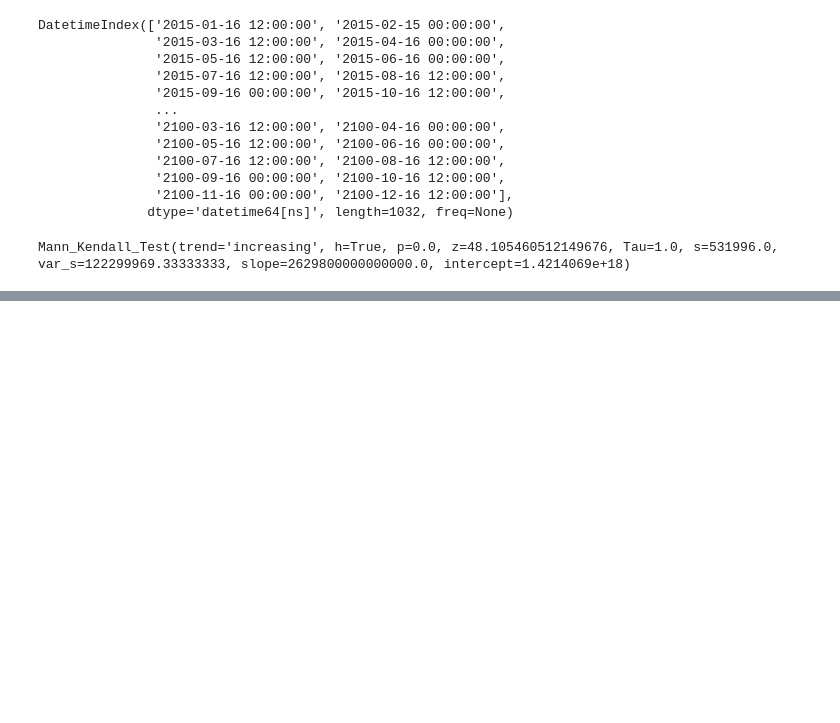
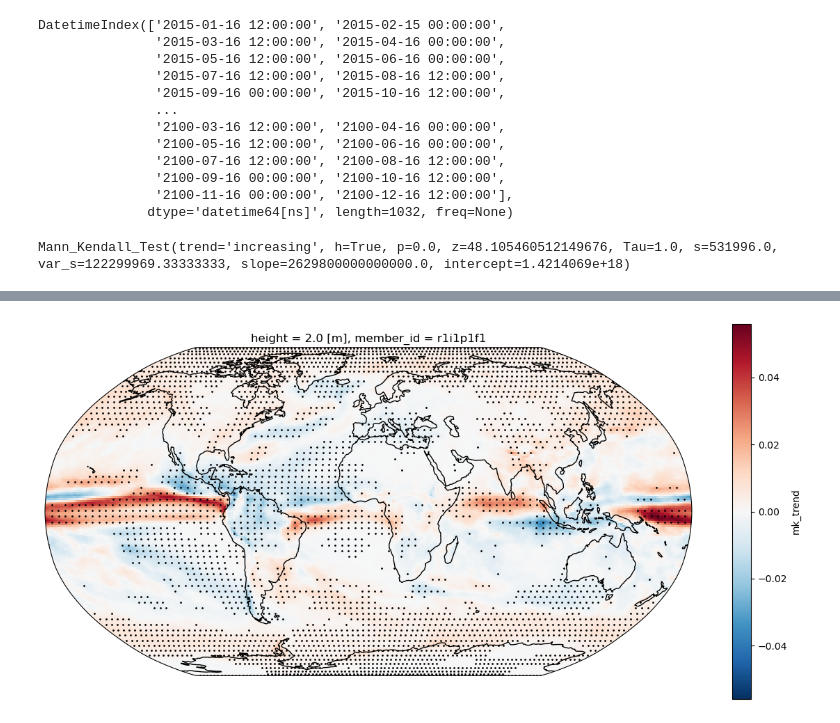
Before and after one commit to eScience-course/Tjaernoe2022-group7, a Jupyter notebook: ingrblu/ingrid_notebook.ipynb, the cells around one changed output, grey strips where cells are left out. Cells and saved outputs as stored; diff of their text form; code cells hidden in the pictures; blank space fills up the shorter version.

```diff
--- a/ingrblu/ingrid_notebook.ipynb
+++ b/ingrblu/ingrid_notebook.ipynb
@@ -457,0 +428,20 @@ pr_trend_NorESM_yearly = trend(NorESM_yearly, 'pr', 'JJA')
+# %%
+def trend(ds, variable, season):
+
+    # create a dataset with same lon and lat as the precipitation dataset
+    ds_trend = xr.Dataset({'lat': ds.lat,'lon': ds.lon})
+    # add ds_trend_DJF to ds_NorESM2_MM_precip_season_trend
+    ds_trend['mk_trend'] = (['lat', 'lon'], np.zeros((ds.lat.shape[0], ds.lon.shape[0]))*np.nan)
+    ds_trend['mk_intercept'] = (['lat', 'lon'], np.zeros((ds.lat.shape[0], ds.lon.shape[0]))*np.nan)
+    ds_trend['mk_p_val'] = (['lat', 'lon'], np.zeros((ds.lat.shape[0], ds.lon.shape[0]))*np.nan)
+
+    for ilat in range(ds[variable].shape[1]):
+        for ilon in range(ds[variable].shape[2]):
+            ts = ds[variable][:, ilat, ilon]
+            results = mk.original_test(ts)
+            ds_trend['mk_trend'][ilat, ilon] = results[7]
+            ds_trend['mk_intercept'][ilat, ilon] = results[8]
+            ds_trend['mk_p_val'][ilat, ilon] = results[2]
+    return ds_trend
+
+pr_NorESM_yearly = trend(NorESM_yearly, 'pr', 'JJA')
@@ -477,0 +574,17 @@ pr_trend_NorESM_yearly
+# %%
+def dot_signif(ds, ax):
+    for ilat, lat in enumerate(ds.lat):
+        for ilon, lon in enumerate(ds.lon):
+            if ds.mk_p_val.isel(lat=ilat, lon=ilon) < 0.05:
+                if (ilon % 3 == 0) and (ilat % 3 == 0):
+                    ax.plot(lon, lat, marker='o', color='k', transform=ccrs.PlateCarree(), markersize=1)
+# %%
+fig = plt.figure(figsize=(15, 7))
+ax = plt.subplot(111, projection=ccrs.Robinson())
+pr_NorESM_yearly.mk_trend.plot(facecolor="gray", transform=ccrs.PlateCarree(), ax=ax)
+# coastlines
+ax.coastlines()
+
+dot_signif(pr_NorESM_yearly)
+# %% [output]
+[figure, added]
```
Also changed, not shown: parts of 19 cells of this notebook, 1 other file.
